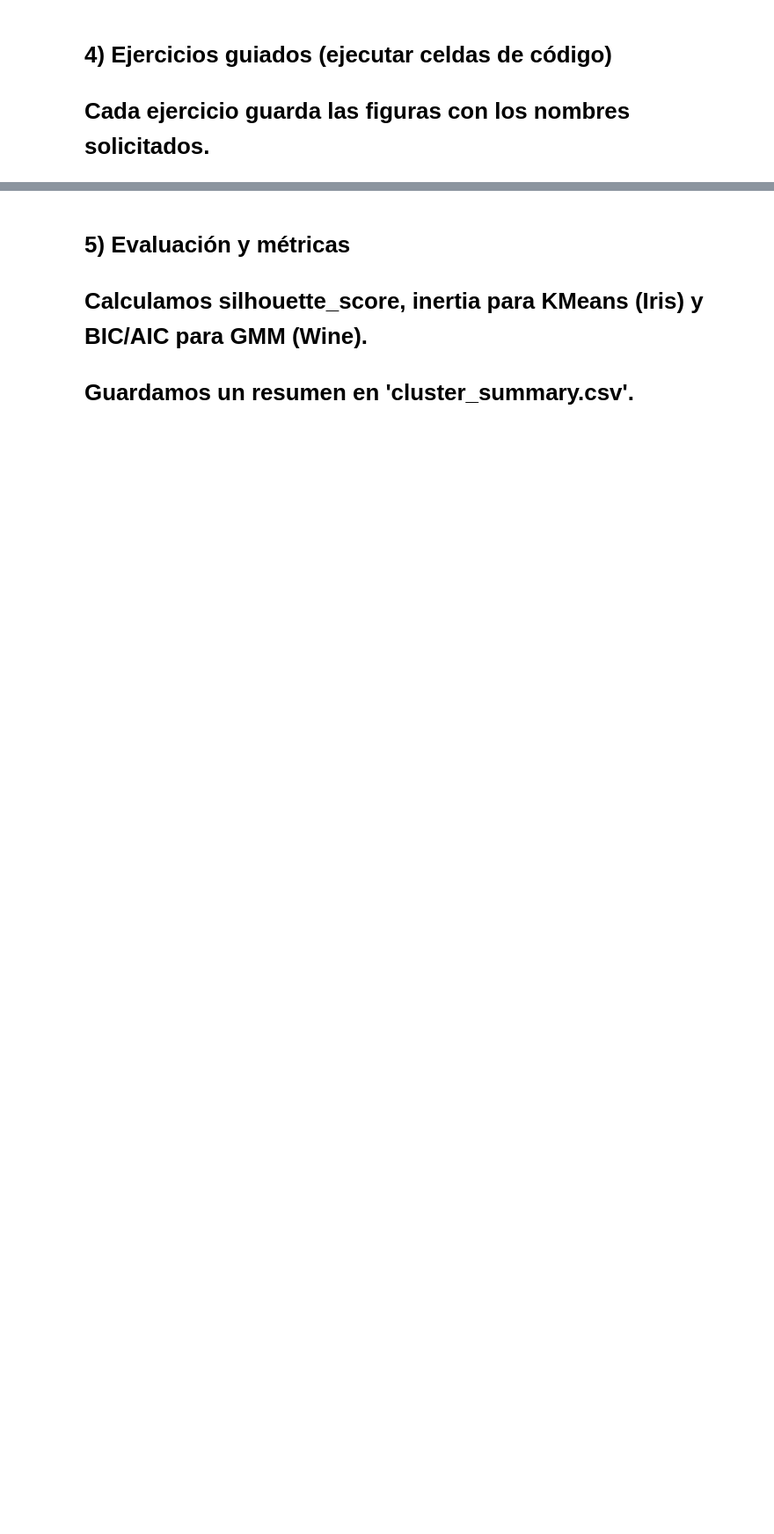
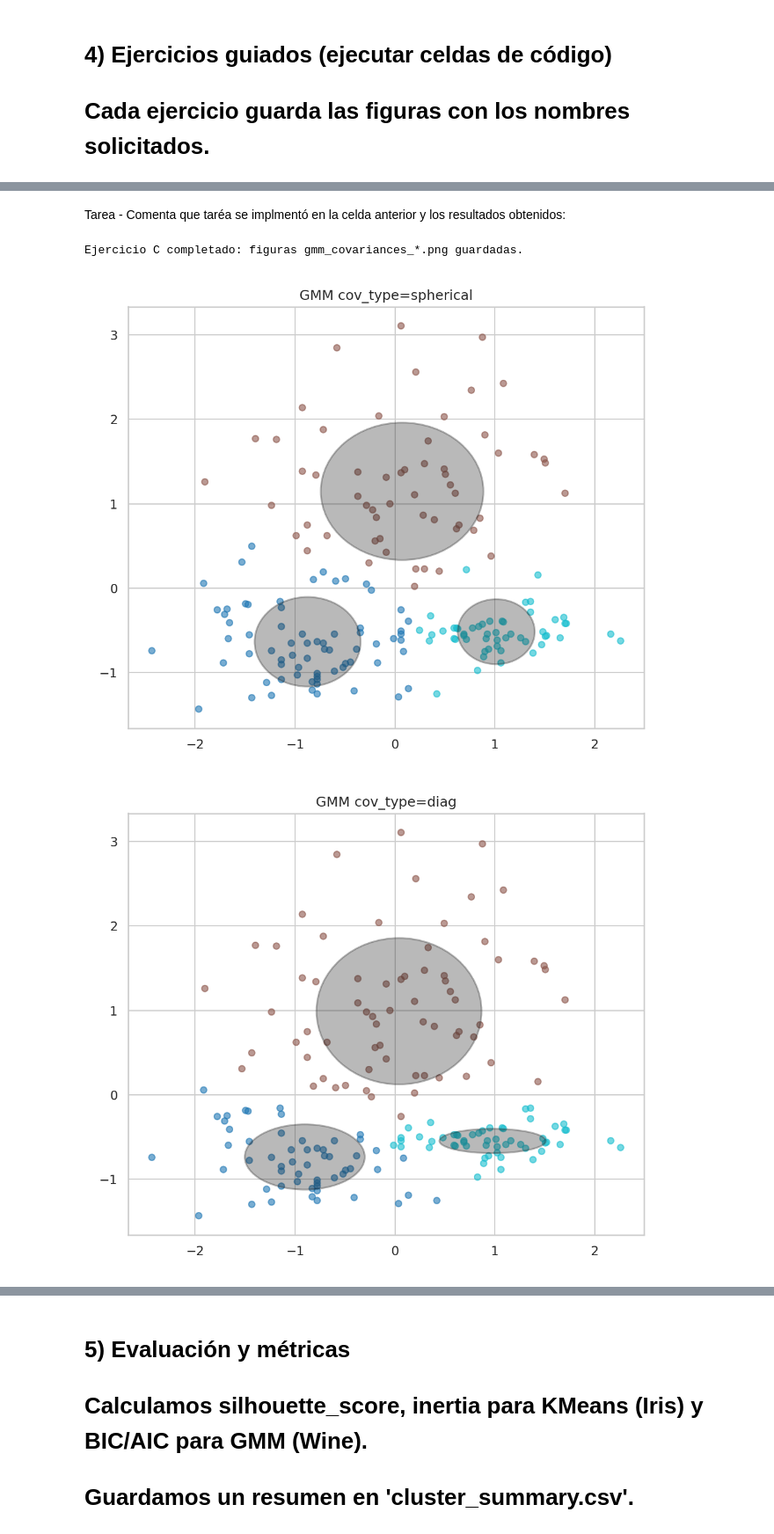
Before and after one commit to Pastor-E-Perez-Estigarribia/curso-iaa, a Jupyter notebook: colab_notebook/5-no_supervisado.ipynb, the cells around one changed output, grey strips where cells are left out. Shown at 88% size. Drawn from its saved outputs; the diff is of its cells as text; code cells hidden in the pictures; blank space fills up the shorter version.

```diff
--- a/colab_notebook/5-no_supervisado.ipynb
+++ b/colab_notebook/5-no_supervisado.ipynb
@@ -323,6 +413,18 @@ print("Ejercicio B completado: figuras guardadas en 'figures/'.")
+# %% [markdown]
+Tarea - Comenta que taréa se implmentó en la celda anterior y los resultados obtenidos:
 # %%
 # %%
 # Ejercicio C: GMM en Wine (usar primeras 2 features escaladas para visualización)
+from IPython.display import Image, display
+
 X = X_wine_s[:, :2]
-plot_gmm_covariances(X, n_components=3, cov_types=['spherical','diag','tied','full'], filename_prefix='figures/gmm_covariances')
+cov_types = ['spherical','diag','tied','full']
+plot_gmm_covariances(X, n_components=3, cov_types=cov_types, filename_prefix='figures/gmm_covariances')
 print("Ejercicio C completado: figuras gmm_covariances_*.png guardadas.")
+
+for cov in cov_types:
+    display(Image(filename=f'figures/gmm_covariances_{cov}.png'))
+# %% [output]
+Ejercicio C completado: figuras gmm_covariances_*.png guardadas.
+[figure, added]
+[figure, added]
```
Also changed, not shown: parts of 52 cells of this notebook.
